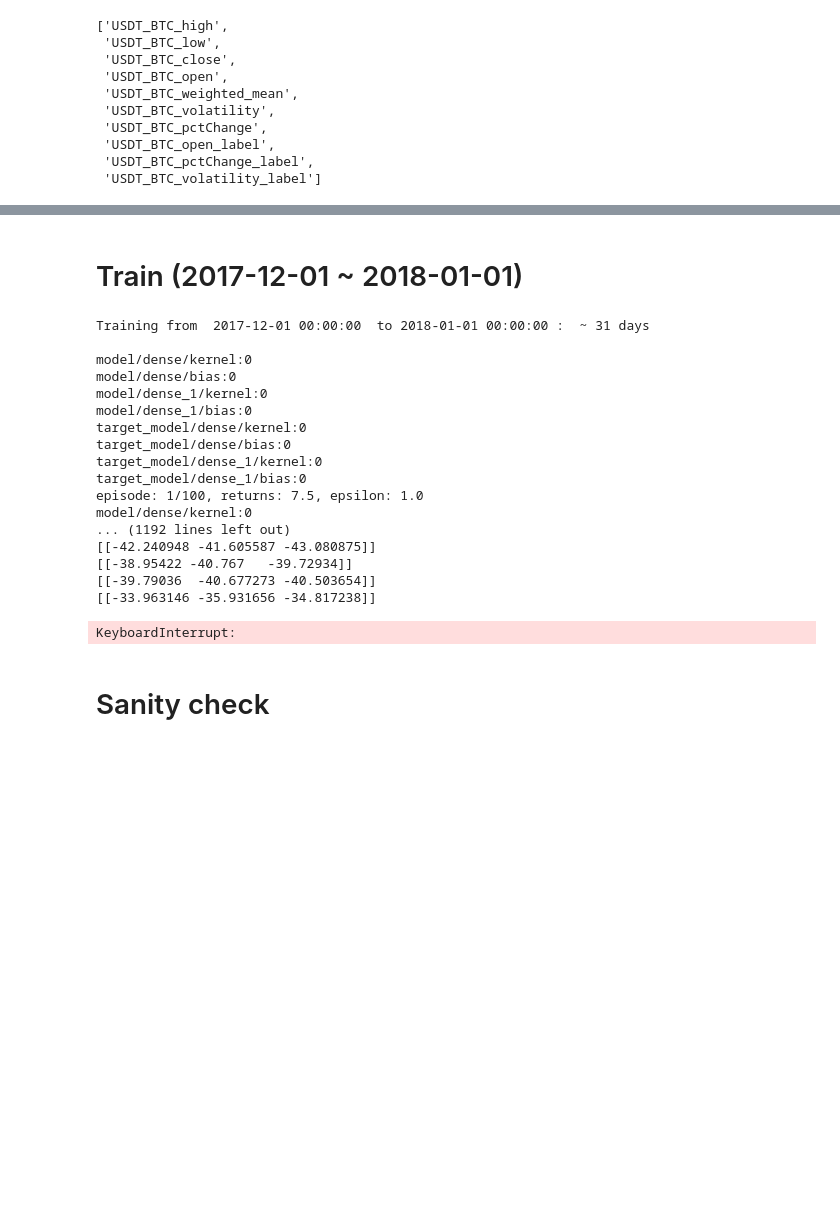
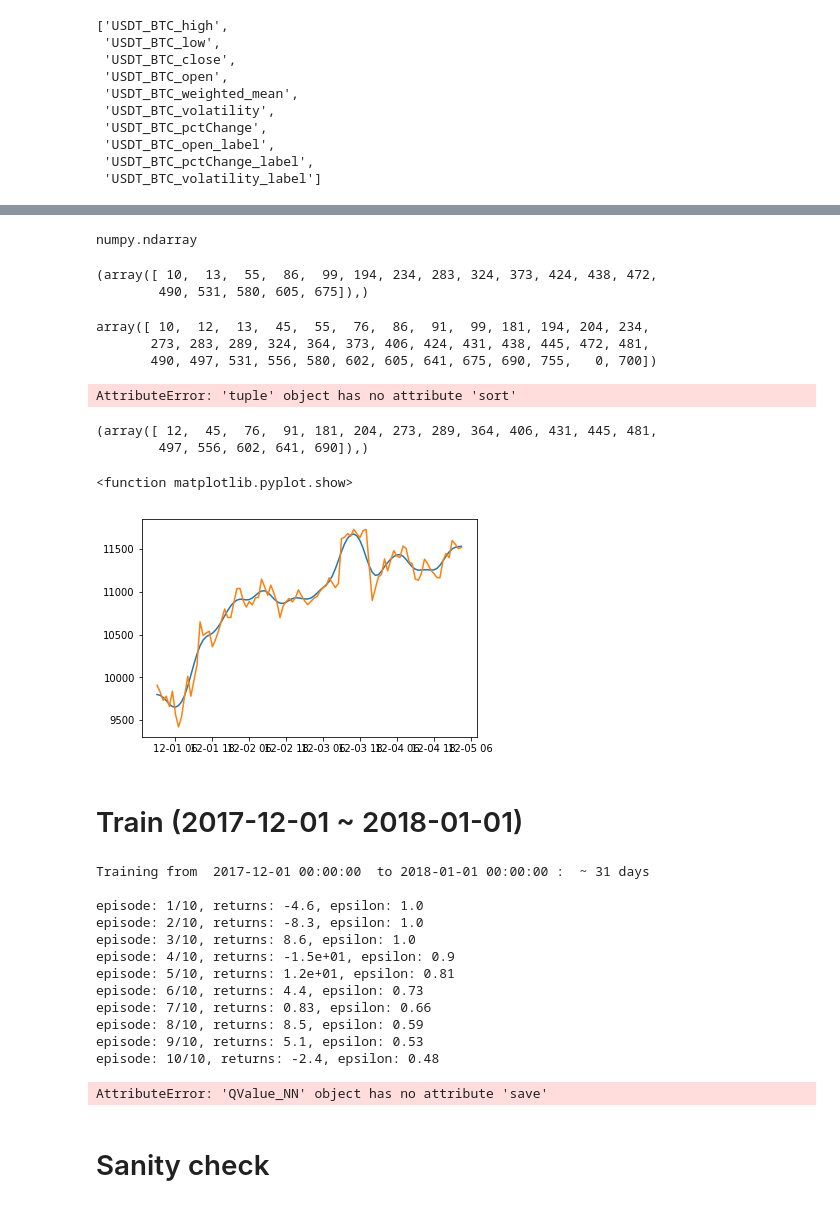
Before and after one commit to yws12/CS341_cryptocurrency_prediction, a Jupyter notebook: Trading/RL/mint_DQAgent.ipynb, the cells around one changed output, grey strips where cells are left out. Saved outputs shown, nothing was run; the diff lists cells and outputs as text; code cells hidden in the pictures; blank space fills up the shorter version.

```diff
--- a/Trading/RL/mint_DQAgent.ipynb
+++ b/Trading/RL/mint_DQAgent.ipynb
@@ -66,0 +207,7 @@ def plot_test(start_time, end_time):
+# %%
+start_time = datetime.datetime(2017,12,1,0)
+end_time = datetime.datetime(2018,1,1,0)
+df = agent.env.df
+df = df.loc[df.index >= start_time]
+df = df.loc[df.index <= end_time]
+print(df['USDT_BTC_open'])
@@ -67,3 +264,39 @@ def plot_test(start_time, end_time):
+# %%
+type(a[0])
+# %% [output]
+numpy.ndarray
+# %%
+a
+# %% [output]
+(array([ 10,  13,  55,  86,  99, 194, 234, 283, 324, 373, 424, 438, 472,
+        490, 531, 580, 605, 675]),)
+# %%
+turning = np.concatenate((a[0],b[0]),axis=0)
+turning = np.sort(turning)
+turning = np.append(turning,0)
+turning = np.append(turning,700)
+turning
+# %% [output]
+array([ 10,  12,  13,  45,  55,  76,  86,  91,  99, 181, 194, 204, 234,
+       273, 283, 289, 324, 364, 373, 406, 424, 431, 438, 445, 472, 481,
+       490, 497, 531, 556, 580, 602, 605, 641, 675, 690, 755,   0, 700])
+# %%
+turning.sort()
+# %% [output]
+AttributeError: 'tuple' object has no attribute 'sort'
+# %%
+argrelextrema(smooth(df['USDT_BTC_open'],24)[0:700],np.greater)
+# %% [output]
+(array([ 12,  45,  76,  91, 181, 204, 273, 289, 364, 406, 431, 445, 481,
+        497, 556, 602, 641, 690]),)
+# %%
+l = 100
+plt.plot(df['USDT_BTC_open'].index[0:l],smooth(df['USDT_BTC_open'],12)[6:l+6])
+plt.plot(df['USDT_BTC_open'].index[0:l],df['USDT_BTC_open'][0:l])
+plt.show
+# %% [output]
+<function matplotlib.pyplot.show>
+[figure, added]
 # %% [markdown]
 # Train (2017-12-01 ~ 2018-01-01)
 # %%
@@ -71,26 +304,21 @@ train_start = datetime.datetime(2017,12,1,0)
 train_end = datetime.datetime(2018,1,1,0)
 
 sess = tf.Session()
-agent.train(sess, start_time = train_start, end_time = train_end, num_episodes=100, verbose=False) # SHOULD USE MORE EPOCHS!!!
+agent.train(sess, start_time = train_start, end_time = train_end, num_episodes=10, verbose=False) # SHOULD USE MORE EPOCHS!!!
 # %% [output]
 Training from  2017-12-01 00:00:00  to 2018-01-01 00:00:00 :  ~ 31 days
 
-model/dense/kernel:0
-model/dense/bias:0
-model/dense_1/kernel:0
-model/dense_1/bias:0
-target_model/dense/kernel:0
-target_model/dense/bias:0
-target_model/dense_1/kernel:0
-target_model/dense_1/bias:0
-episode: 1/100, returns: 7.5, epsilon: 1.0
-model/dense/kernel:0
-... (1192 lines left out)
-[[-42.240948 -41.605587 -43.080875]]
-[[-38.95422 -40.767   -39.72934]]
-[[-39.79036  -40.677273 -40.503654]]
-[[-33.963146 -35.931656 -34.817238]]
+episode: 1/10, returns: -4.6, epsilon: 1.0
+episode: 2/10, returns: -8.3, epsilon: 1.0
+episode: 3/10, returns: 8.6, epsilon: 1.0
+episode: 4/10, returns: -1.5e+01, epsilon: 0.9
+episode: 5/10, returns: 1.2e+01, epsilon: 0.81
+episode: 6/10, returns: 4.4, epsilon: 0.73
+episode: 7/10, returns: 0.83, epsilon: 0.66
+episode: 8/10, returns: 8.5, epsilon: 0.59
+episode: 9/10, returns: 5.1, epsilon: 0.53
+episode: 10/10, returns: -2.4, epsilon: 0.48
-KeyboardInterrupt:
+AttributeError: 'QValue_NN' object has no attribute 'save'
 # %% [markdown]
 # Sanity check
 # %%
```
Also changed, not shown: parts of 15 cells of this notebook.
